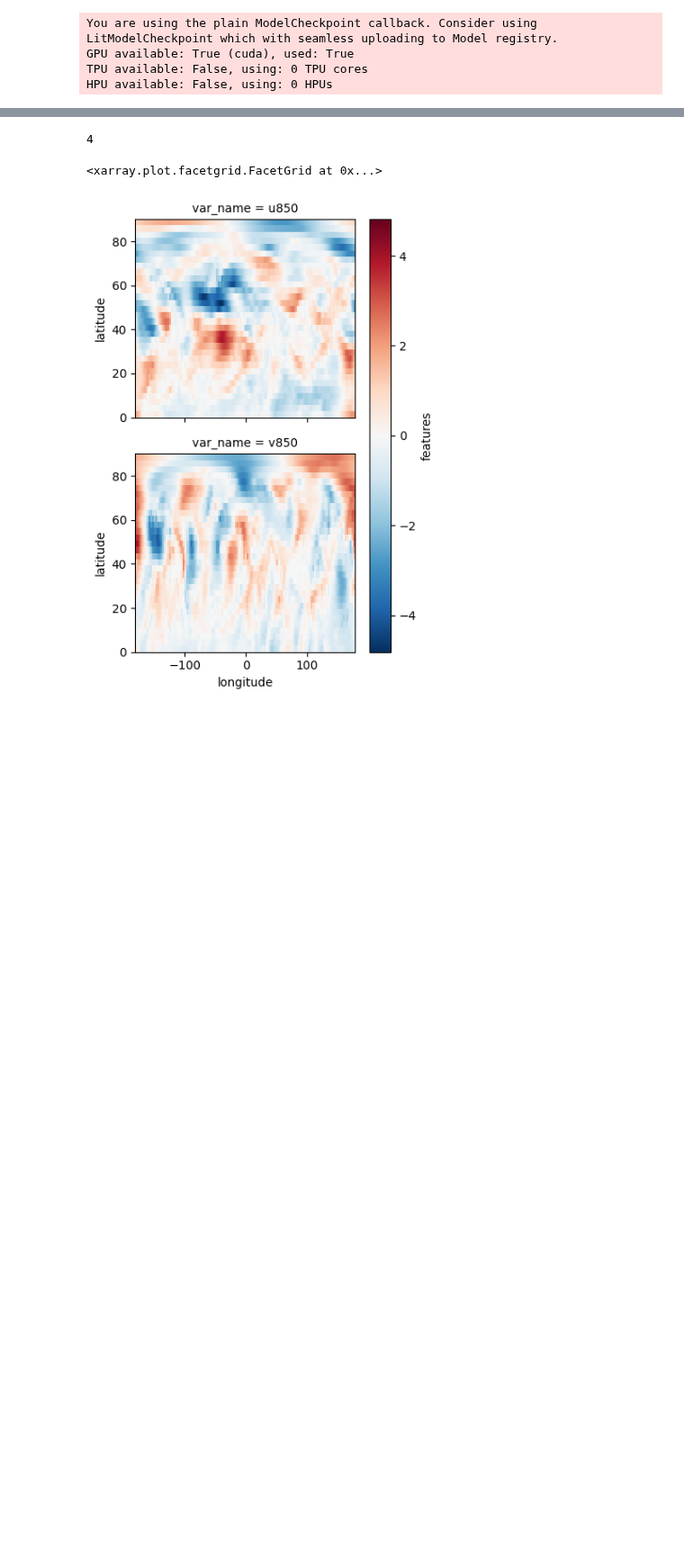
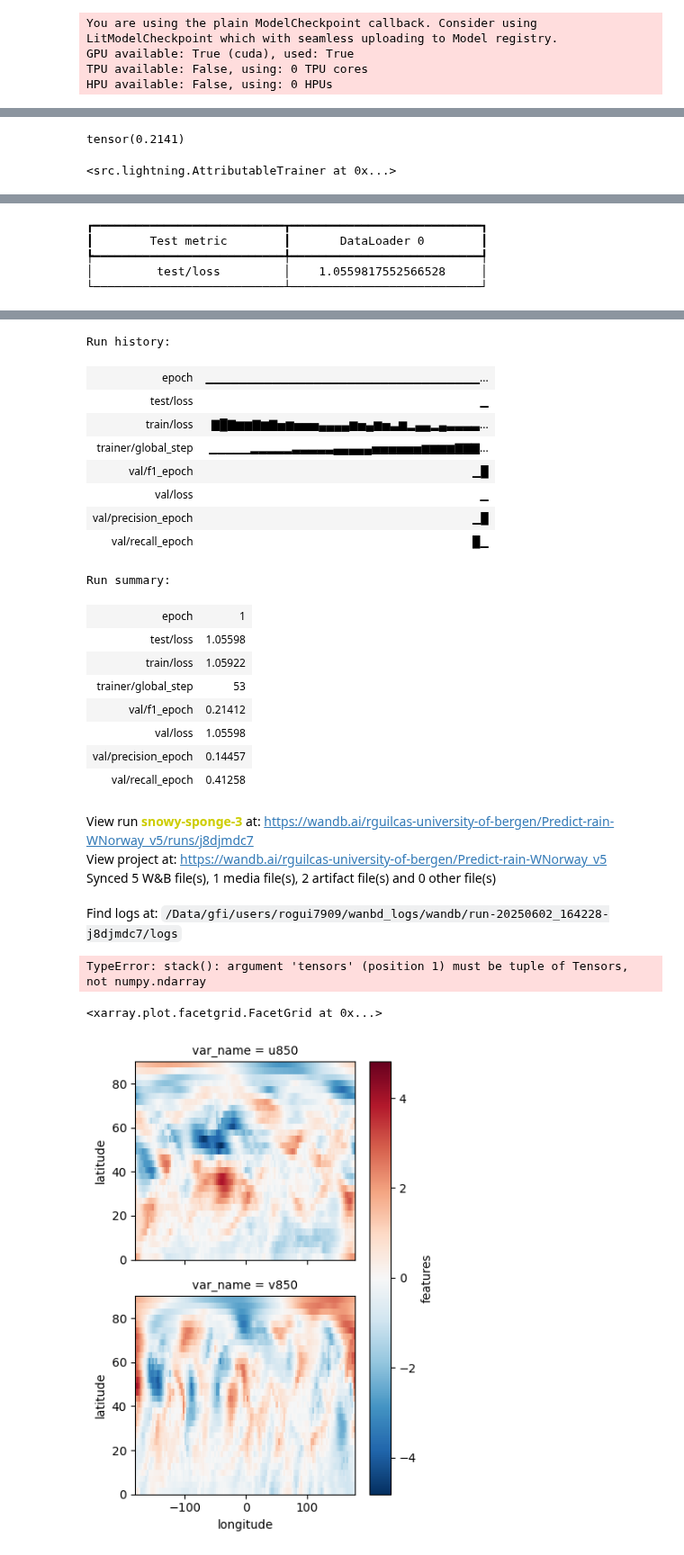
Before and after one commit to rguilcas/predict_rain_norway, a Jupyter notebook: clean_stuff/test.ipynb, the cells around one changed output, grey strips where cells are left out. Shown at 90% size. Saved outputs shown, nothing was run; the diff lists cells and outputs as text; code cells hidden in the pictures; blank space fills up the shorter version.

Commit message:
create script to run nn experiments + add log of f1

```diff
--- a/clean_stuff/test.ipynb
+++ b/clean_stuff/test.ipynb
@@ -26,7 +26,7 @@ Running imports...
 %load_ext autoreload
 %autoreload 2
 # %%
-wandb_logger = loggers.WandbLogger(project="Predict-rain-WNorway_backtoclassif",
+wandb_logger = loggers.WandbLogger(project="Predict-rain-WNorway_v5",
                                     save_dir="/Data/gfi/users/rogui7909/wanbd_logs/",
                                     dir="/Data/gfi/users/rogui7909/wanbd_logs/wandb", )
 
@@ -57,5 +56,5 @@ loader.config['num_channels']
 # %%
-callbacks=[EarlyStopping(monitor="val/loss", mode="min")]
+callbacks=[EarlyStopping(monitor="val/loss", mode="min"), LogF1Validation()]
 trainer = AttributableTrainer(limit_train_batches=100,
                               max_epochs=wandb_logger.experiment.config['num_epochs'],
                               logger=wandb_logger,
@@ -67,11 +66,22 @@ NN = CNN_MLP(feature_height=loader.feature_height,
              feature_width=loader.feature_width,
              input_channels=loader.config['num_channels'],
              output_neurons=loader.config['num_classes'],
-             CNN_number_of_layers=5)
+             CNN_number_of_layers=5,
+             )
+
+# Need to add to proba module
 # %% [output]
 You are using the plain ModelCheckpoint callback. Consider using LitModelCheckpoint which with seamless uploading to Model registry.
 GPU available: True (cuda), used: True
 TPU available: False, using: 0 TPU cores
 HPU available: False, using: 0 HPUs
 # %%
-NN(X)
+
+
+loss = MultiCrossEntropyLoss(timesteps = wandb_logger.experiment.config['num_timesteps_predicted'])
+
+
+model = ExtremeRainPredictor(NN,
+                          learning_rate=wandb_logger.experiment.config['learning_rate'],
+                          lr_scheduler =wandb_logger.experiment.config['lr_scheduler'],
+                          loss_fn = loss)
@@ -119,3 +88,3 @@ tensor([[-0.1934, -0.0796,  0.0901,  0.0946, -0.0089,  0.0455,  0.0392, -0.0839]
 # %%
-16*128
+trainer.fit(model, loader.train_loader, loader.val_loader)
 # %% [output]
@@ -122,0 +107,14 @@ tensor([[-0.1934, -0.0796,  0.0901,  0.0946, -0.0089,  0.0455,  0.0392, -0.0839]
+# %%
+model.f1_validation
+# %% [output]
+tensor(0.2141)
+# %%
+trainer
+# %% [output]
+<src.lightning.AttributableTrainer at 0x...>
+# %%
+model.eval()
+with torch.no_grad():
+    trainer.test(model, dataloaders=loader.val_loader)
+wandb.finish()
+# %% [output]
@@ -122,0 +123,5 @@ tensor([[-0.1934, -0.0796,  0.0901,  0.0946, -0.0089,  0.0455,  0.0392, -0.0839]
+┏━━━━━━━━━━━━━━━━━━━━━━━━━━━┳━━━━━━━━━━━━━━━━━━━━━━━━━━━┓
+┃        Test metric        ┃       DataLoader 0        ┃
+┡━━━━━━━━━━━━━━━━━━━━━━━━━━━╇━━━━━━━━━━━━━━━━━━━━━━━━━━━┩
+│         test/loss         │    1.0559817552566528     │
+└───────────────────────────┴───────────────────────────┘
@@ -123,7 +129,37 @@ tensor([[-0.1934, -0.0796,  0.0901,  0.0946, -0.0089,  0.0455,  0.0392, -0.0839]
+Run history:
+| epoch | ▁▁▁▁▁▁▁▁▁▁▁▁▁▁▁▁▁▁▁▁▁▁▁▁▁▁▁▁▁▁▁▁▁... |
+| test/loss | ▁ |
+| train/loss | ▇█▇▆▆▇▆▇▅▆▅▅▅▄▄▄▄▆▅▄▆▅▃▆▂▄▄▂▄▃▃▃▃... |
+| trainer/global_step | ▁▁▁▁▁▂▂▂▂▂▃▃▃▃▃▄▄▄▄▄▅▅▅▅▅▅▆▆▆▆▇▇▇... |
+| val/f1_epoch | ▁█ |
+| val/loss | ▁ |
+| val/precision_epoch | ▁█ |
+| val/recall_epoch | █▁ |
+Run summary:
+| epoch | 1 |
+| test/loss | 1.05598 |
+| train/loss | 1.05922 |
+| trainer/global_step | 53 |
+| val/f1_epoch | 0.21412 |
+| val/loss | 1.05598 |
+| val/precision_epoch | 0.14457 |
+| val/recall_epoch | 0.41258 |
+View run snowy-sponge-3 at: https://wandb.ai/rguilcas-university-of-bergen/Predict-rain-WNorway_v5/runs/j8djmdc7
+View project at: https://wandb.ai/rguilcas-university-of-bergen/Predict-rain-WNorway_v5
+Synced 5 W&B file(s), 1 media file(s), 2 artifact file(s) and 0 other file(s)
+Find logs at: /Data/gfi/users/rogui7909/wanbd_logs/wandb/run-20250602_164228-j8djmdc7/logs
 # %%
-reduced_image_size
+# y_test = torch.stack(model.test_true_values)#.cpu().numpy()
+y_test = torch.stack(model.test_true_values)#.cpu().numpy()
+y_scores = torch.stack(model.test_pred).view(-1, wandb_logger.experiment.config['num_timesteps_predicted'], 3).cpu()
+preds = torch.argmax(y_scores, dim=2)
+targets=xr.DataArray(y_test.cpu().numpy(), dims=['time','timestep'], coords=dict(time=ds_test.time[:y_test.shape[0]], timestep=np.arange(y_scores.shape[1])))
+preds=xr.DataArray(preds.cpu().numpy(), dims=['time','timestep'], coords=dict(time=ds_test.time[:y_test.shape[0]], timestep=np.arange(y_scores.shape[1])))
+results = xr.Dataset(dict(targets=targets, preds=preds))
+df_=pd.DataFrame(dict(pred=preds.to_series(), targets=targets.to_series()))
+df_['pred_time'] = (df_.index.get_level_values(0)+pd.Timedelta(1,'D')*df_.index.get_level_values(1)).values
 # %% [output]
-4
+TypeError: stack(): argument 'tensors' (position 1) must be tuple of Tensors, not numpy.ndarray
 # %%
 import torch.nn as nn
 
```
Also changed, not shown: parts of 9 cells of this notebook, 7 other files.
